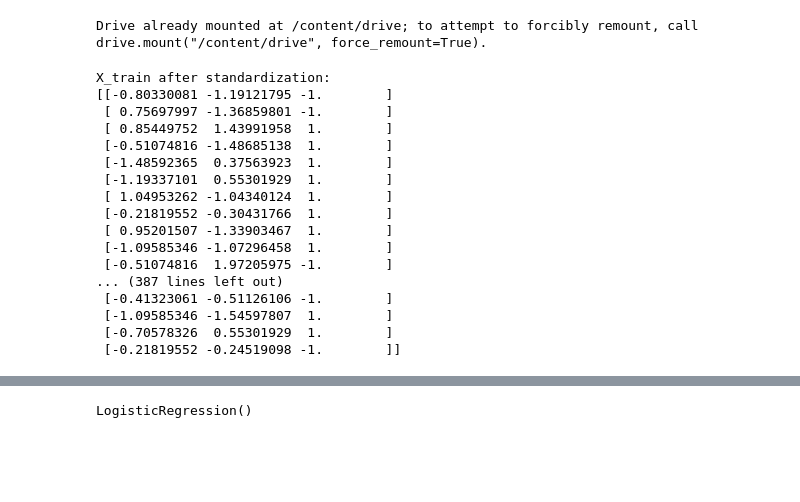
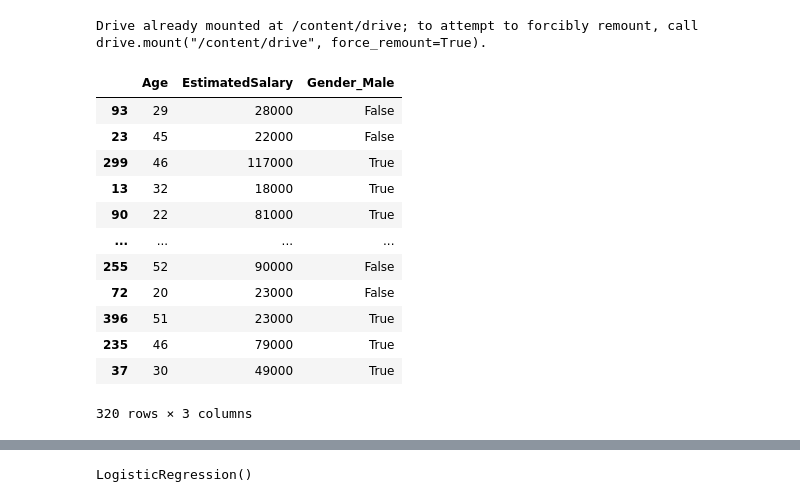
Before and after one commit to ishitathakwani7265/ML, a Jupyter notebook: Standardization.ipynb, the cells around one changed output, grey strips where cells are left out. Drawn from its saved outputs; the diff is of its cells as text; code cells hidden in the pictures; blank space fills up the shorter version.

```diff
--- a/Standardization.ipynb
+++ b/Standardization.ipynb
@@ -25,45 +26,3 @@ from google.colab import drive
 drive.mount('/content/drive')
 # %% [output]
 Drive already mounted at /content/drive; to attempt to forcibly remount, call drive.mount("/content/drive", force_remount=True).
-# %%
-# Independent and dependent variables
-X = df[['Gender', 'Age', 'EstimatedSalary']]
-y = df['Purchased']
-
-# Train-test split
-from sklearn.model_selection import train_test_split
-
-X_train, X_test, y_train, y_test = train_test_split(
-    X_encoded, y, test_size=0.2, random_state=1
-)
-
-# Standardization
-from sklearn.preprocessing import StandardScaler
-
-sc = StandardScaler()
-X_train = sc.fit_transform(X_train)
-X_test = sc.transform(X_test)
-
-print("X_train after standardization:")
-print(X_train)
-
-print("\nX_test after standardization:")
-print(X_test)
-# %% [output]
-X_train after standardization:
-[[-0.80330081 -1.19121795 -1.        ]
- [ 0.75697997 -1.36859801 -1.        ]
- [ 0.85449752  1.43991958  1.        ]
- [-0.51074816 -1.48685138  1.        ]
- [-1.48592365  0.37563923  1.        ]
- [-1.19337101  0.55301929  1.        ]
- [ 1.04953262 -1.04340124  1.        ]
- [-0.21819552 -0.30431766  1.        ]
- [ 0.95201507 -1.33903467  1.        ]
- [-1.09585346 -1.07296458  1.        ]
- [-0.51074816  1.97205975 -1.        ]
-... (387 lines left out)
- [-0.41323061 -0.51126106 -1.        ]
- [-1.09585346 -1.54597807  1.        ]
- [-0.70578326  0.55301929  1.        ]
- [-0.21819552 -0.24519098 -1.        ]]
@@ -69,0 +33,3 @@ X_train after standardization:
+# %%
+# Convert categorical Gender into numerical values
+X_encoded = pd.get_dummies(X, columns=['Gender'], drop_first=True)
@@ -69,0 +43,16 @@ X_train after standardization:
+# %%
+X_train
+# %% [output]
+|  | Age | EstimatedSalary | Gender_Male |
+| 93 | 29 | 28000 | False |
+| 23 | 45 | 22000 | False |
+| 299 | 46 | 117000 | True |
+| 13 | 32 | 18000 | True |
+| 90 | 22 | 81000 | True |
+| ... | ... | ... | ... |
+| 255 | 52 | 90000 | False |
+| 72 | 20 | 23000 | False |
+| 396 | 51 | 23000 | True |
+| 235 | 46 | 79000 | True |
+| 37 | 30 | 49000 | True |
+320 rows × 3 columns
```
Also changed, not shown: parts of 9 cells of this notebook.
